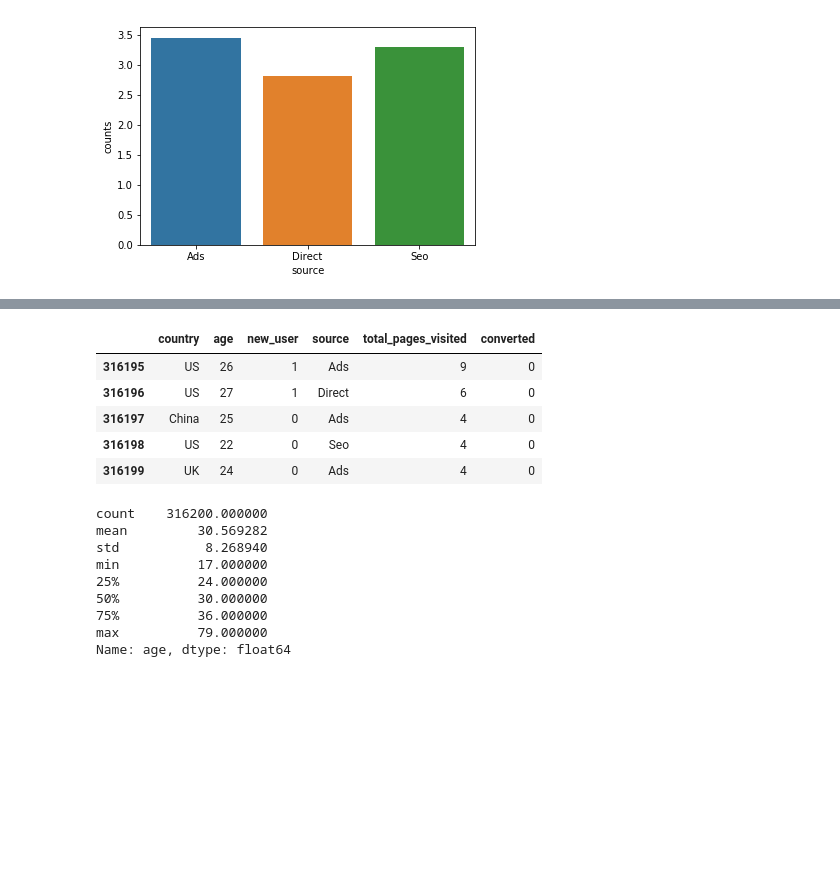
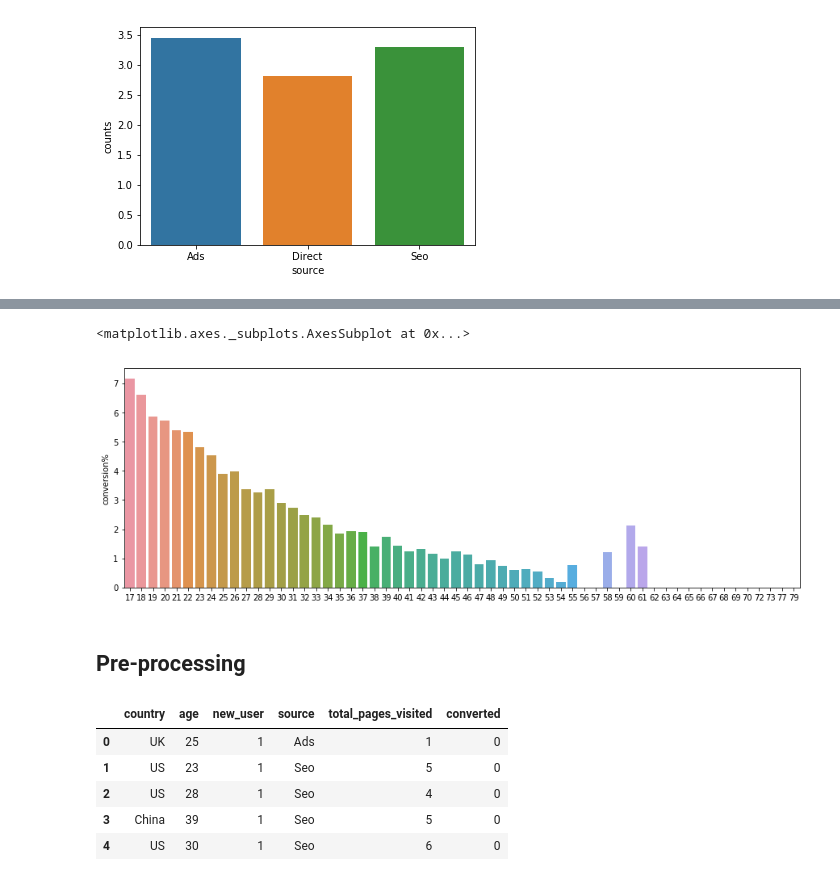
Before and after one commit to jma-dev/DS-CaseStudies, a Jupyter notebook: ConversionRate/ConversionRate_JM.ipynb, the cells around one changed output, grey strips where cells are left out. Drawn from its saved outputs; the diff is of its cells as text; code cells hidden in the pictures; blank space fills up the shorter version.

```diff
--- a/ConversionRate/ConversionRate_JM.ipynb
+++ b/ConversionRate/ConversionRate_JM.ipynb
@@ -262,0 +265,9 @@ sns.barplot(x=df_source_convert[df_source_convert.converted==1].source,
+# %%
+df_age_conversion = raw.groupby('age')['converted'].value_counts(normalize=True).to_frame('conversion').reset_index()
+df_age_conversion['conversion%'] = df_age_conversion['conversion']*100
+df_age_cr = pd.pivot_table(df_age_conversion,index='age',columns='converted',values='conversion%')
+df_age_cr.fillna(0,inplace=True)
+del df_age_cr.index.name
+del df_age_cr.columns.name
+df_age_cr.rename(columns={1:'conversion%'},inplace=True)
+df_age_cr.head()
@@ -263,21 +281,17 @@ sns.barplot(x=df_source_convert[df_source_convert.converted==1].source,
+# %%
+plt.figure(figsize=(15,5))
+sns.barplot(df_age_cr.index,df_age_cr['conversion%'])
+# %% [output]
+<matplotlib.axes._subplots.AxesSubplot at 0x...>
+[figure, added]
+# %% [markdown]
+## Pre-processing
 # %%
-raw.tail()
+raw.head()
 # %% [output]
 |  | country | age | new_user | source | total_pages_visited | converted |
-| 316195 | US | 26 | 1 | Ads | 9 | 0 |
-| 316196 | US | 27 | 1 | Direct | 6 | 0 |
-| 316197 | China | 25 | 0 | Ads | 4 | 0 |
-| 316198 | US | 22 | 0 | Seo | 4 | 0 |
-| 316199 | UK | 24 | 0 | Ads | 4 | 0 |
+| 0 | UK | 25 | 1 | Ads | 1 | 0 |
+| 1 | US | 23 | 1 | Seo | 5 | 0 |
+| 2 | US | 28 | 1 | Seo | 4 | 0 |
+| 3 | China | 39 | 1 | Seo | 5 | 0 |
+| 4 | US | 30 | 1 | Seo | 6 | 0 |
-# %%
-raw.age.describe()
-# %% [output]
-count    316200.000000
-mean         30.569282
-std           8.268940
-min          17.000000
-25%          24.000000
-50%          30.000000
-75%          36.000000
-max          79.000000
-Name: age, dtype: float64
```
Also changed, not shown: parts of 13 cells of this notebook.
